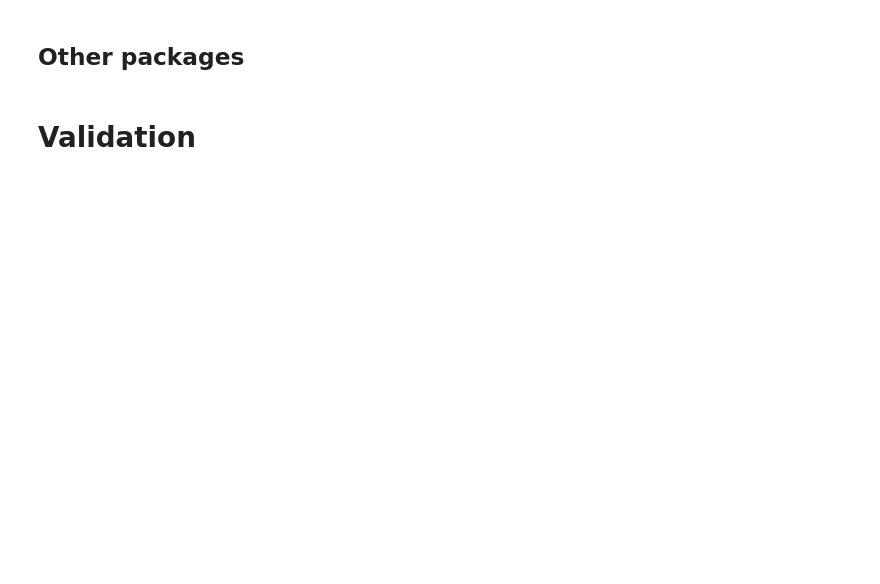
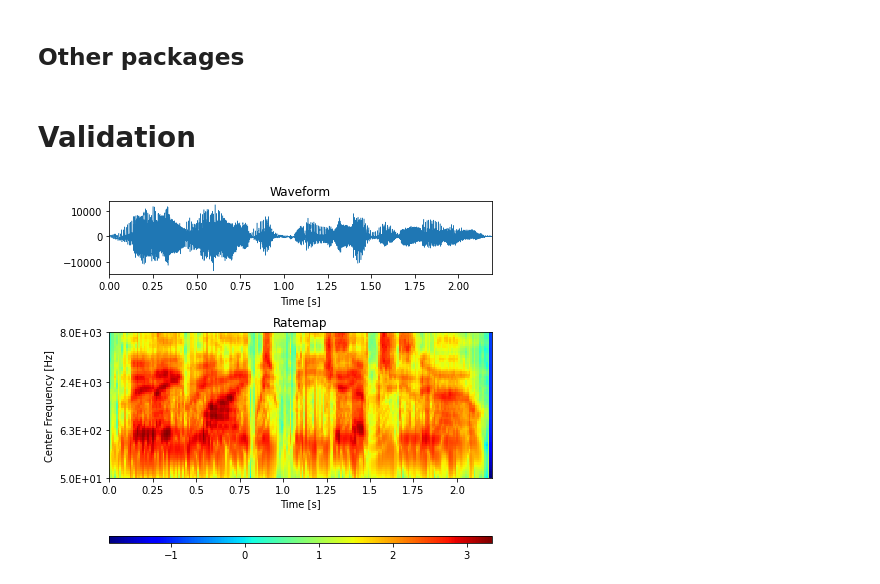
Before and after one commit to AcousticOdometry/AO, a Jupyter notebook: notebooks/plot_features.ipynb, the cells around one changed output. Drawn from its saved outputs; the diff is of its cells as text; code cells hidden in the pictures; blank space fills up the shorter version.

```diff
--- a/notebooks/plot_features.ipynb
+++ b/notebooks/plot_features.ipynb
@@ -136,33 +141,36 @@ from matplotlib import pyplot as plt
 audio_url = (
     r"https://staffwww.dcs.shef.ac.uk/people/N.Ma/resources"
     r"/ratemap/t29_lwwj2n_m17_lgwe7s.wav"
     )
 data, sample_rate = ao.io.wave_read(audio_url)
 frame_length = 10  # [ms]
 frame_samples = int(
     np.ceil(frame_length / 1000 * sample_rate)
     )  # samples per frame
 fig, axs = plt.subplots(
     3, 1, figsize=(6.5, 5.5), gridspec_kw={'height_ratios': [0.5, 1, 0.05]}
     )
 # Signal
 ao.plot.signal(data, sample_rate, ax=axs[0])
 axs[0].set_title('Waveform')
 # Gammatonegram
 frame_length = 10  # [ms]
 frame_samples = math.ceil(frame_length / 1000 * sample_rate)
 plot, _ = ao.plot.gammatonegram(
     data,
     sample_rate,
     frame_samples,
     num_features=64,
     low_Hz=50,
     high_Hz=8000,
+    pcolormesh_kwargs={'cmap': 'jet'},
     ax=axs[1]
     )
 axs[1].set_title('Ratemap')
 fig.colorbar(plot, cax=axs[2], orientation="horizontal")
 fig.tight_layout()
+# %% [output]
+[figure, added]
 # %% [markdown]
 ![Ratemap](https://staffwww.dcs.shef.ac.uk/people/N.Ma/resources/ratemap/ratemap.png)
 # %%
```
Also changed, not shown: parts of 9 cells of this notebook.
